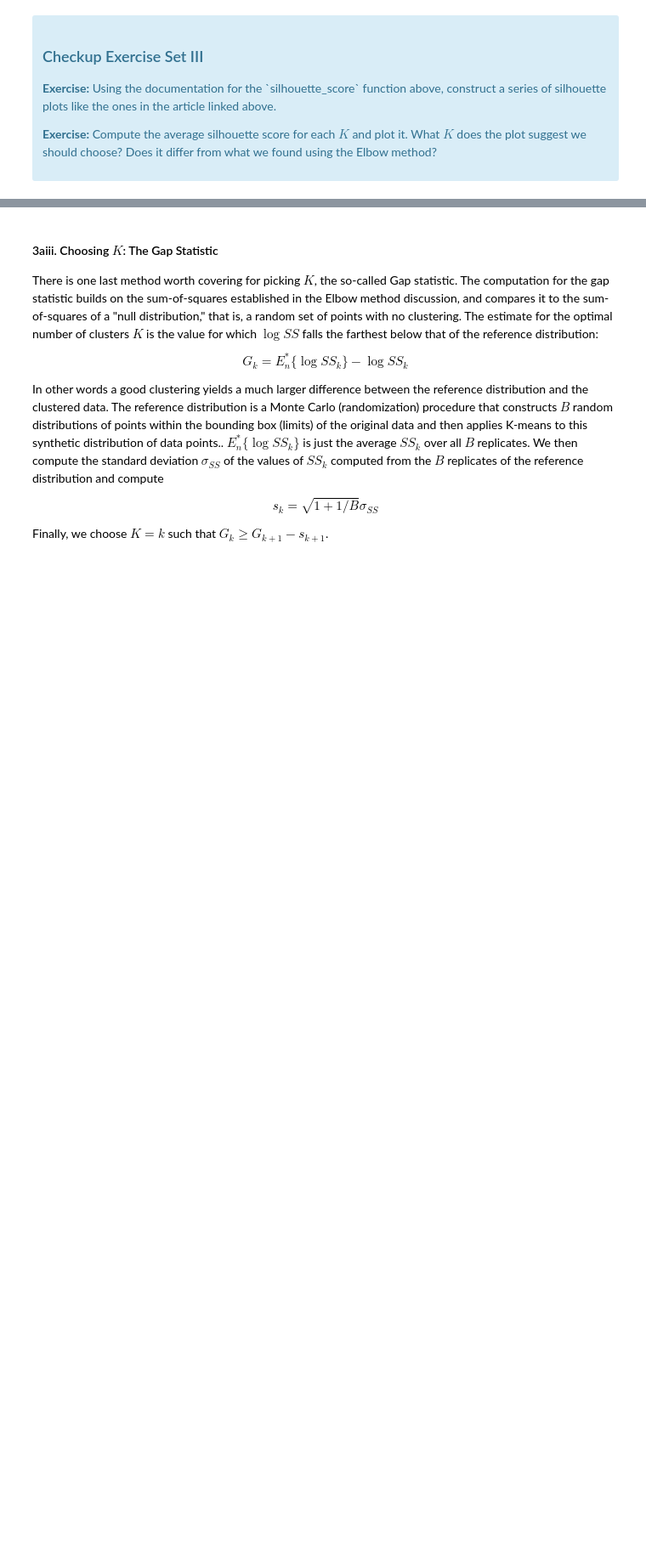
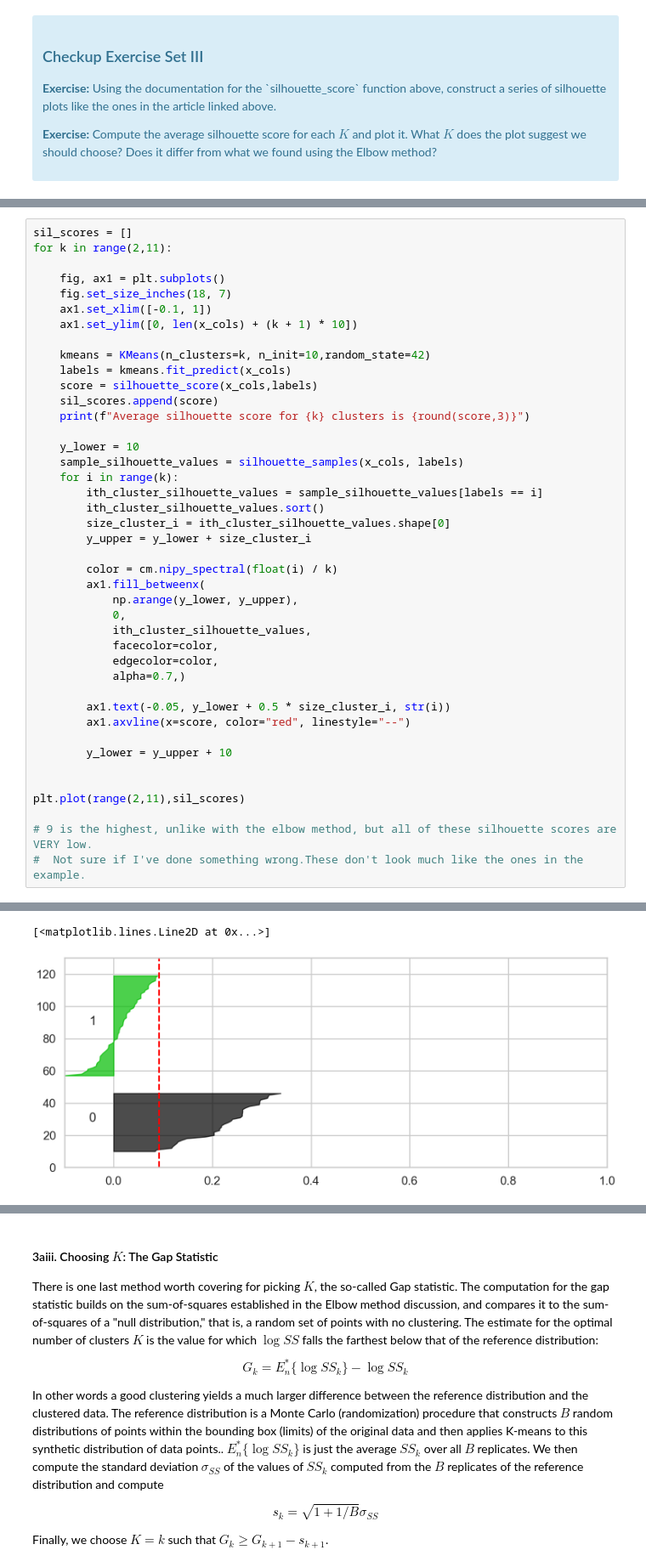
Before and after one commit to MsEM11/Clustering-Case-Study, a Jupyter notebook: Clustering Case Study - Customer Segmentation with K-Means - Tier 3.ipynb, the cells around one changed output, grey strips where cells are left out. Shown: that part at 85% size. Drawn from its saved outputs; the diff is of its cells as text; blank space fills up the shorter version.

```diff
--- a/Clustering Case Study - Customer Segmentation with K-Means - Tier 3.ipynb
+++ b/Clustering Case Study - Customer Segmentation with K-Means - Tier 3.ipynb
@@ -204,0 +207,43 @@ from sklearn.metrics import silhouette_score
+# %%
+sil_scores = []
+for k in range(2,11):
+
+    fig, ax1 = plt.subplots()
+    fig.set_size_inches(18, 7)
+    ax1.set_xlim([-0.1, 1])
+    ax1.set_ylim([0, len(x_cols) + (k + 1) * 10])
+
+    kmeans = KMeans(n_clusters=k, n_init=10,random_state=42)
+    labels = kmeans.fit_predict(x_cols)
+    score = silhouette_score(x_cols,labels)
+    sil_scores.append(score)
+    print(f"Average silhouette score for {k} clusters is {round(score,3)}")
+
+    y_lower = 10
+    sample_silhouette_values = silhouette_samples(x_cols, labels)
+    for i in range(k):
+        ith_cluster_silhouette_values = sample_silhouette_values[labels == i]
+        ith_cluster_silhouette_values.sort()
+        size_cluster_i = ith_cluster_silhouette_values.shape[0]
+        y_upper = y_lower + size_cluster_i
+
+        color = cm.nipy_spectral(float(i) / k)
+        ax1.fill_betweenx(
+            np.arange(y_lower, y_upper),
+            0,
+            ith_cluster_silhouette_values,
+            facecolor=color,
+            edgecolor=color,
+            alpha=0.7,)
+
+        ax1.text(-0.05, y_lower + 0.5 * size_cluster_i, str(i))
+        ax1.axvline(x=score, color="red", linestyle="--")
+
+        y_lower = y_upper + 10
+
+
+plt.plot(range(2,11),sil_scores)
+
+# 9 is the highest, unlike with the elbow method, but all of these silhouette scores are VERY low.
+#  Not sure if I've done something wrong.These don't look much like the ones in the example.
+# %% [output]
@@ -204,0 +259,2 @@ from sklearn.metrics import silhouette_score
+[<matplotlib.lines.Line2D at 0x...>]
+[figure, added]
```
Also changed, not shown: parts of 6 cells of this notebook.
